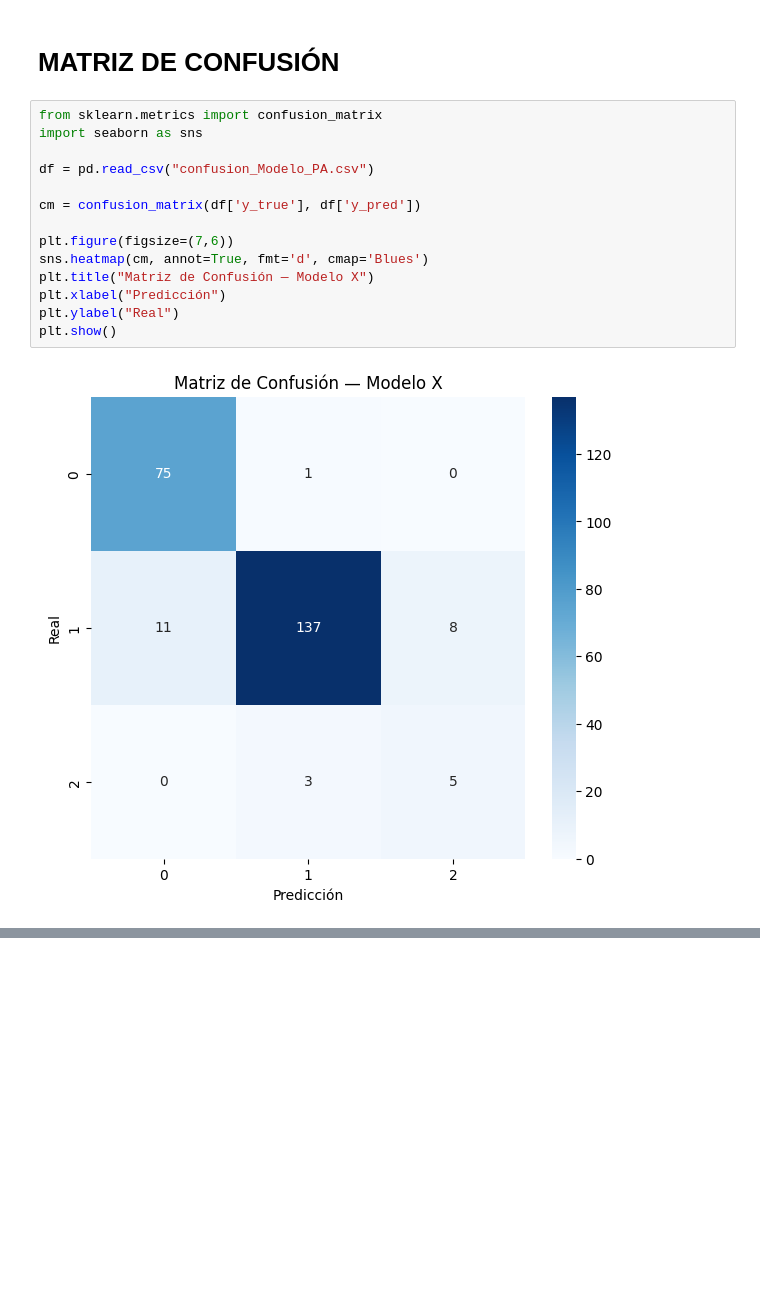
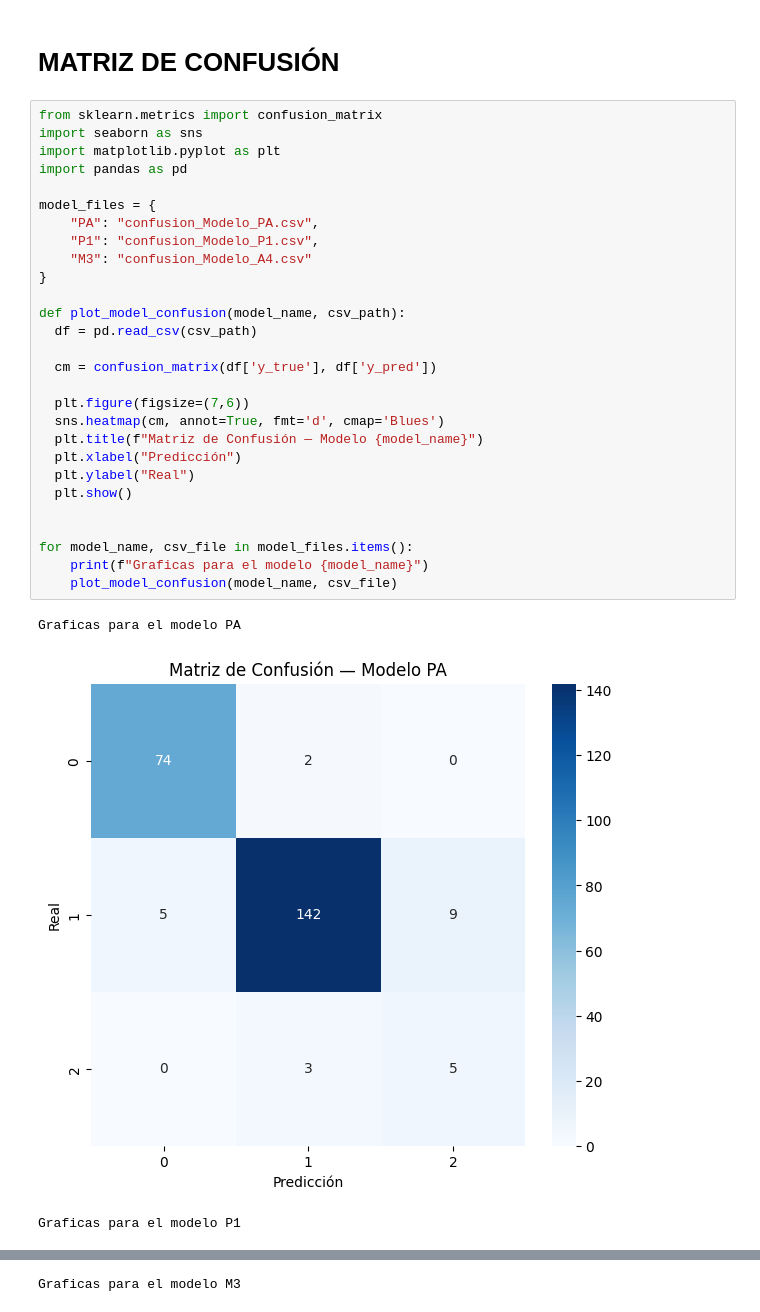
Before and after one commit to VivianaPM/DL-VisNIR-QualityClassifier, a Jupyter notebook: apple/modelApple.ipynb, the cells around one changed output, grey strips where cells are left out. Cells and saved outputs as stored; diff of their text form; blank space fills up the shorter version.

```diff
--- a/apple/modelApple.ipynb
+++ b/apple/modelApple.ipynb
@@ -949,16 +975,32 @@ Graficas para el modelo A2
 # %%
 from sklearn.metrics import confusion_matrix
 import seaborn as sns
+import matplotlib.pyplot as plt
+import pandas as pd
 
-df = pd.read_csv("confusion_Modelo_PA.csv")
+model_files = {
+    "PA": "confusion_Modelo_PA.csv",
+    "P1": "confusion_Modelo_P1.csv",
+    "M3": "confusion_Modelo_A4.csv"
+}
 
-cm = confusion_matrix(df['y_true'], df['y_pred'])
+def plot_model_confusion(model_name, csv_path):
+  df = pd.read_csv(csv_path)
 
-plt.figure(figsize=(7,6))
-sns.heatmap(cm, annot=True, fmt='d', cmap='Blues')
-plt.title("Matriz de Confusión — Modelo X")
-plt.xlabel("Predicción")
-plt.ylabel("Real")
-plt.show()
+  cm = confusion_matrix(df['y_true'], df['y_pred'])
+
+  plt.figure(figsize=(7,6))
+  sns.heatmap(cm, annot=True, fmt='d', cmap='Blues')
+  plt.title(f"Matriz de Confusión — Modelo {model_name}")
+  plt.xlabel("Predicción")
+  plt.ylabel("Real")
+  plt.show()
+
+
+for model_name, csv_file in model_files.items():
+    print(f"Graficas para el modelo {model_name}")
+    plot_model_confusion(model_name, csv_file)
 # %% [output]
+Graficas para el modelo PA
-[figure, old version]
+[figure, new version]
+Graficas para el modelo P1
@@ -964,0 +1008 @@ plt.show()
+Graficas para el modelo M3
```
Also changed, not shown: parts of 7 cells of this notebook.
